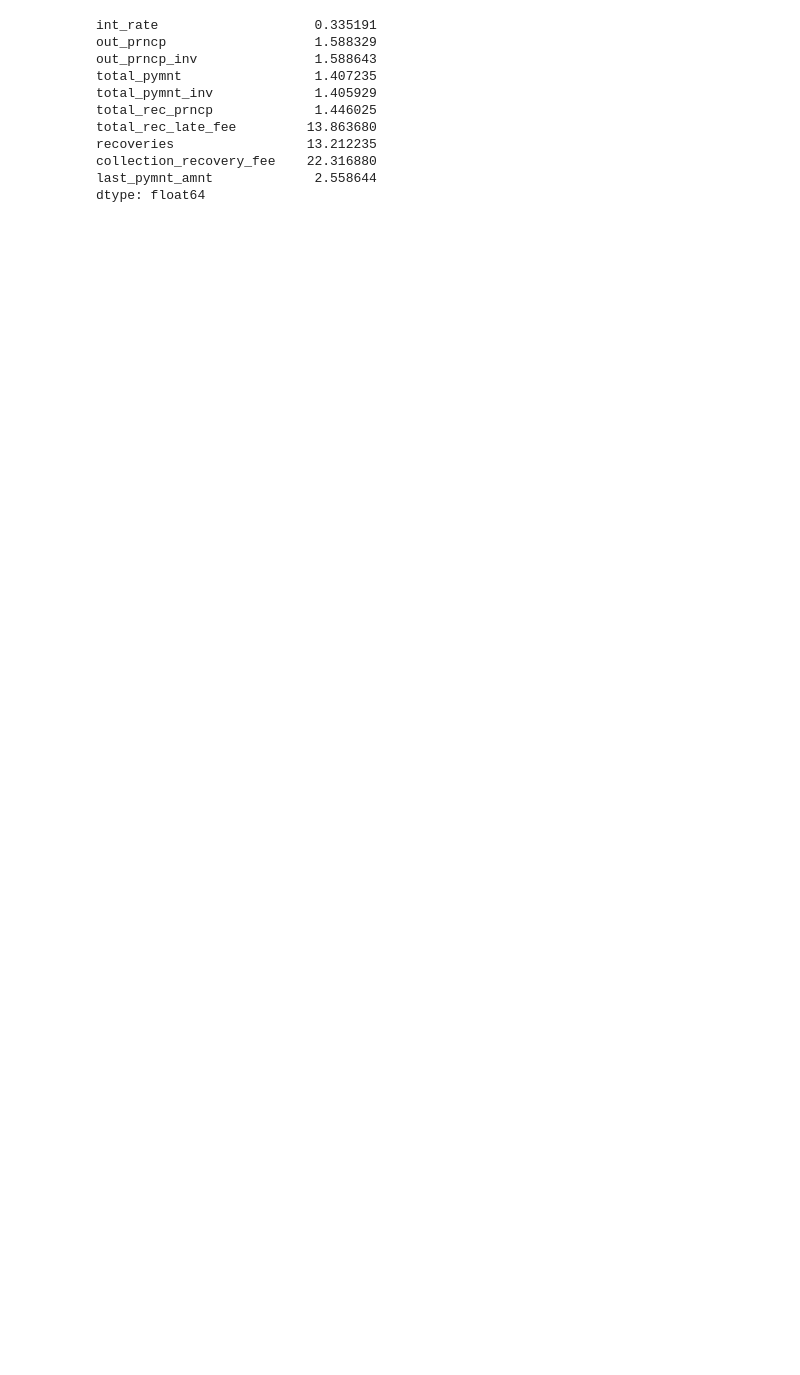
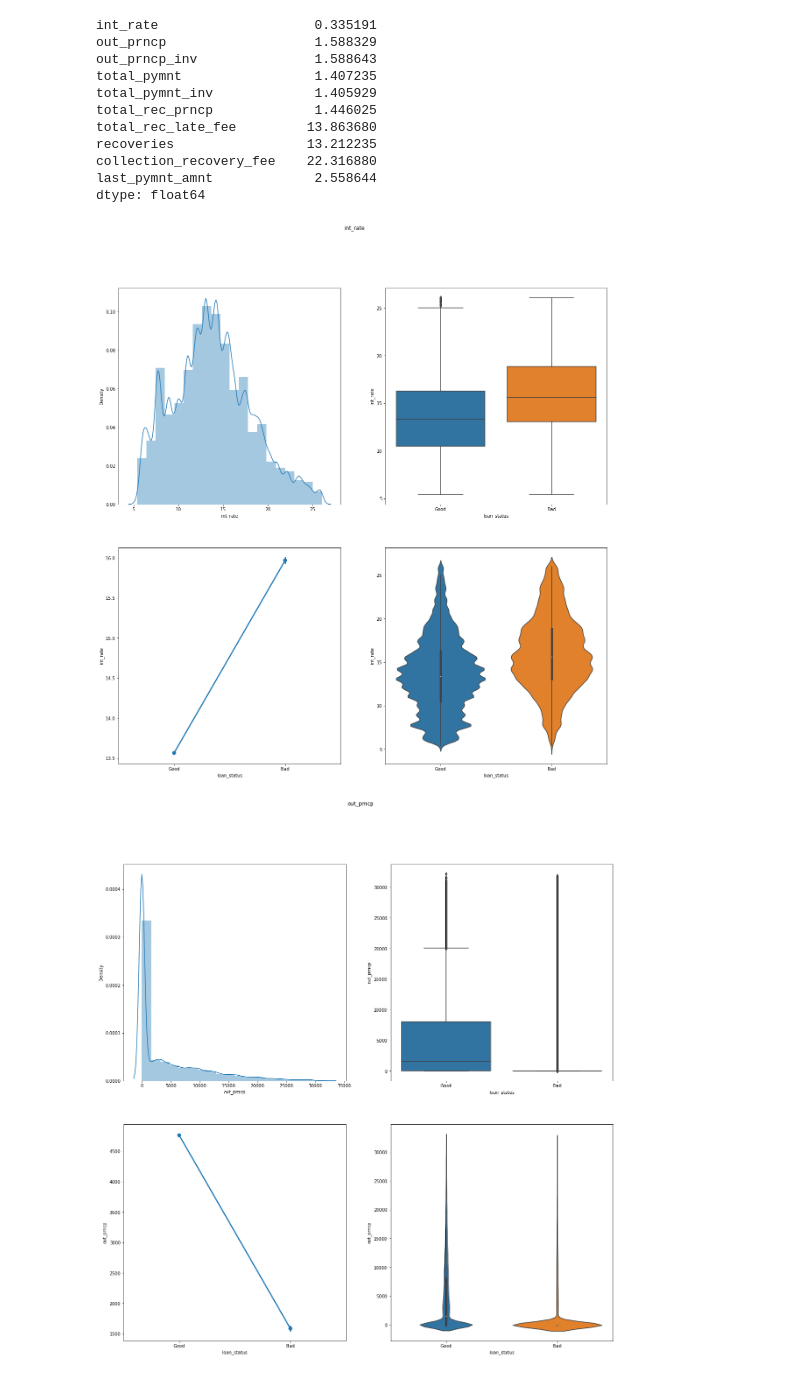
Before and after one commit to FransiscoReadyPermana/Credit-Risk-Prediction, a Jupyter notebook: test.ipynb, the cells around one changed output. Drawn from its saved outputs; the diff is of its cells as text; code cells hidden in the pictures; blank space fills up the shorter version.

```diff
--- a/test.ipynb
+++ b/test.ipynb
@@ -1501,3 +1511,37 @@ recoveries                 13.212235
 collection_recovery_fee    22.316880
 last_pymnt_amnt             2.558644
 dtype: float64
+# %%
+for column in num.columns:
+    fig, axes = plt.subplots(2, 2, figsize=(20, 20))
+    fig.suptitle(column)
+    # displot
+    sns.distplot(df[column], bins=20, ax=axes[0, 0])
+
+    # Box Plot
+    sns.boxplot(x='loan_status', y=column, data=df, ax=axes[0, 1])
+
+    # pointplot
+    sns.pointplot(x='loan_status', y=column, data=df, ax=axes[1, 0])
+
+    # Violin Plot
+    sns.violinplot(x='loan_status', y=column, data=df, ax=axes[1, 1])
+
+# fig.suptitle("int rate")
+
+# sns.color_palette("bright")
+
+# # displot
+# sns.distplot(df['int_rate'], bins=20, ax=axes[0, 0])
+
+# # Box Plot
+# sns.boxplot(x='loan_status', y='int_rate', data=df, ax=axes[0, 1])
+
+# # pointplot
+# sns.pointplot(x='loan_status', y='int_rate', data=df, ax=axes[1, 0])
+
+# # Violin Plot
+# sns.violinplot(x='loan_status', y='int_rate', data=df, ax=axes[1, 1])
+# %% [output]
+[figure, added]
+[figure, added]
```
Also changed, not shown: parts of 5 cells of this notebook.
